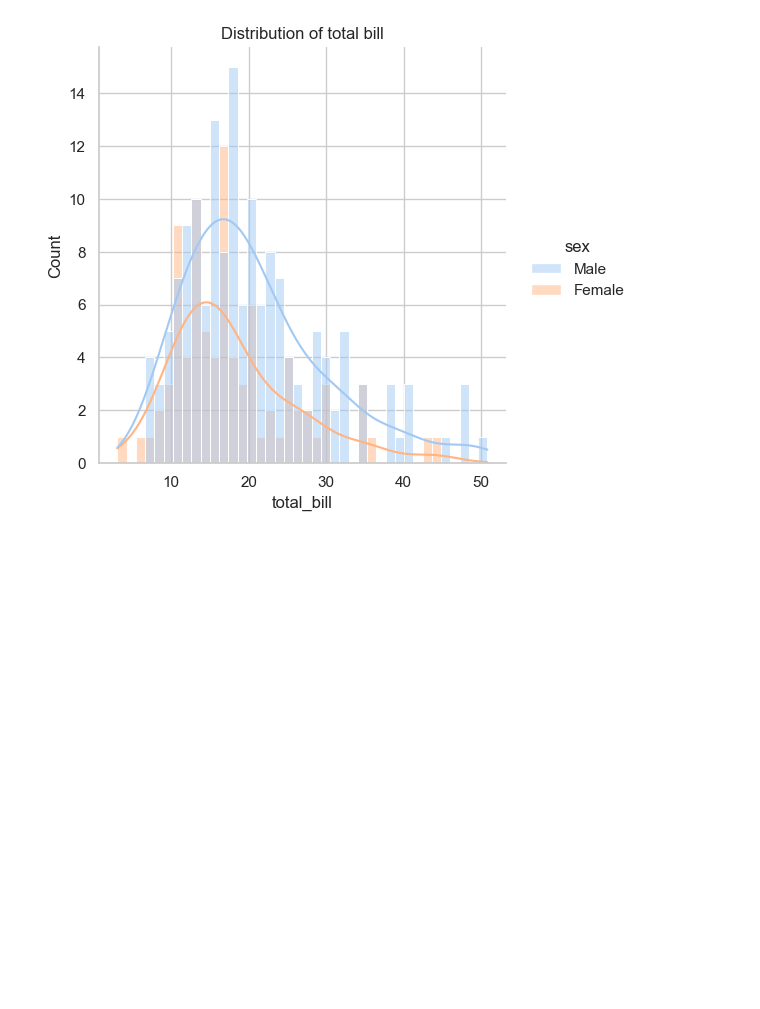
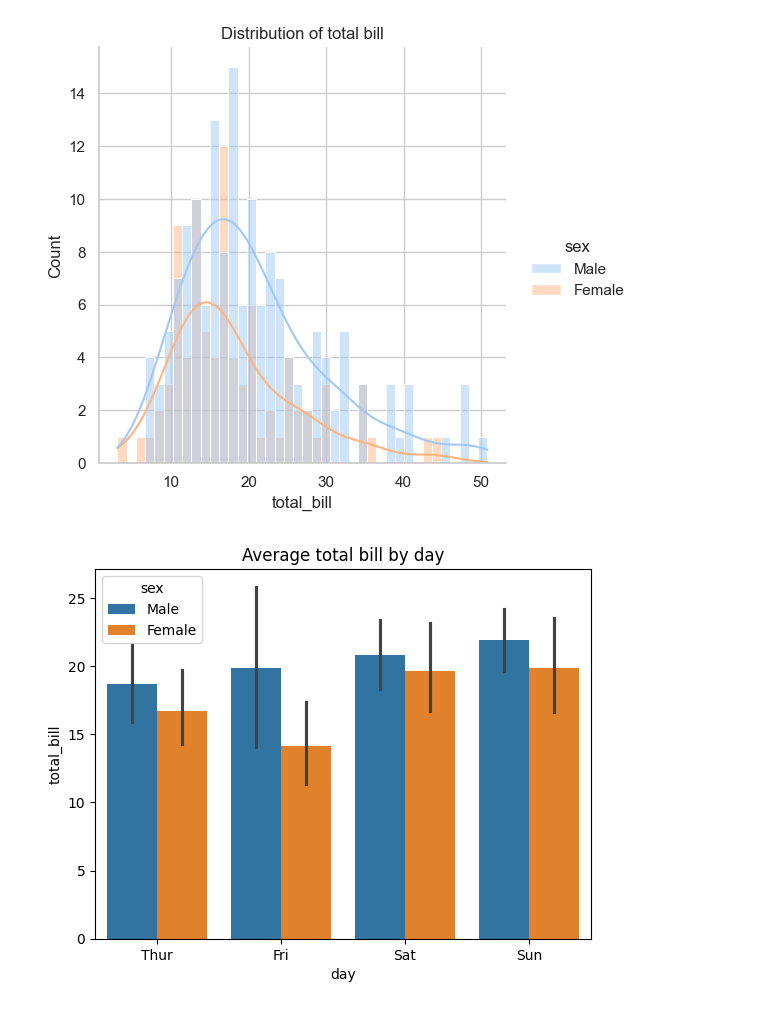
Before and after one commit to rupalighatale9/Rupali-Python-Practice, a Jupyter notebook: visualization.ipynb, the cells around one changed output. Saved outputs shown, nothing was run; the diff lists cells and outputs as text; code cells hidden in the pictures; blank space fills up the shorter version.

```diff
--- a/visualization.ipynb
+++ b/visualization.ipynb
@@ -254,3 +254,10 @@ plt.title("Distribution of total bill")
 plt.show()
 # %% [output]
 [figure]
+# %%
+# categorical plot
+sns.barplot(data=tips,x="day",y="total_bill",hue="sex",estimator=np.mean)
+plt.title("Average total bill by day")
+plt.show()
+# %% [output]
+[figure, added]
```
Also changed, not shown: parts of 18 cells of this notebook.
